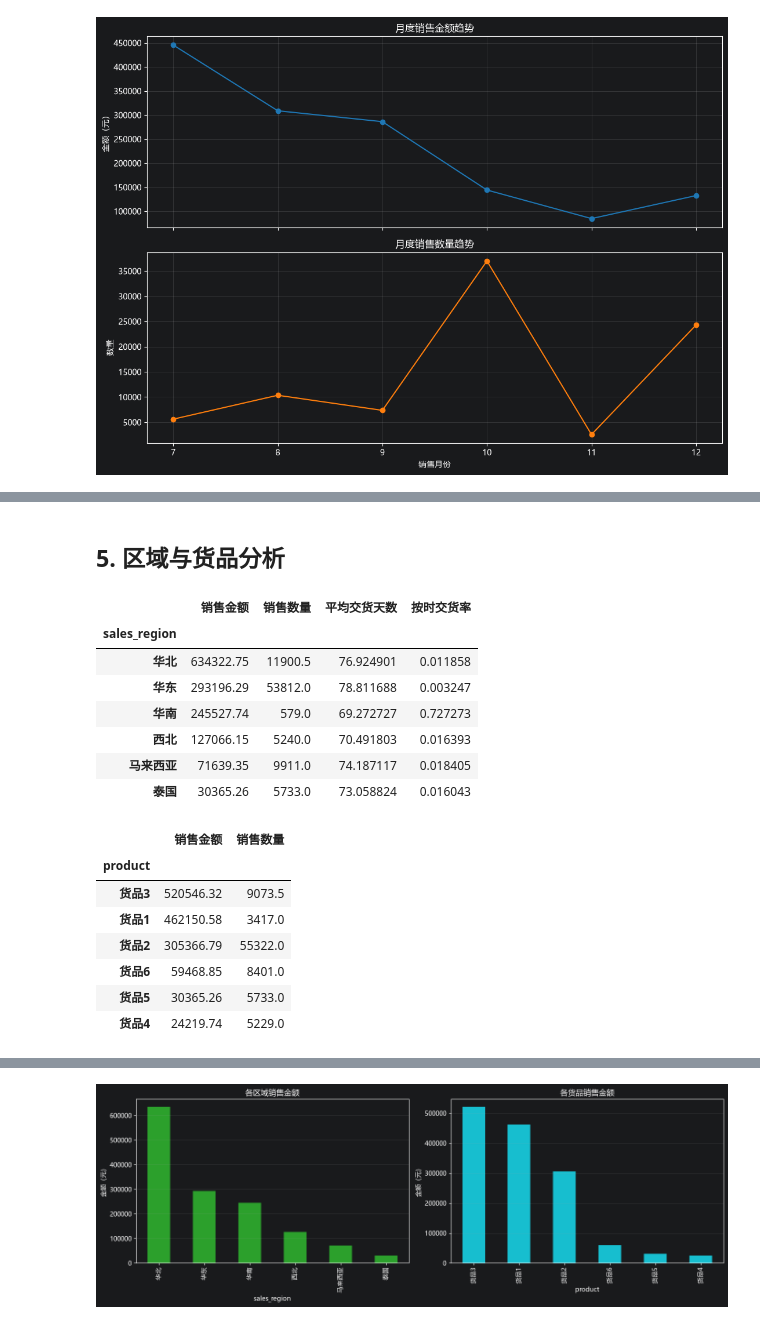
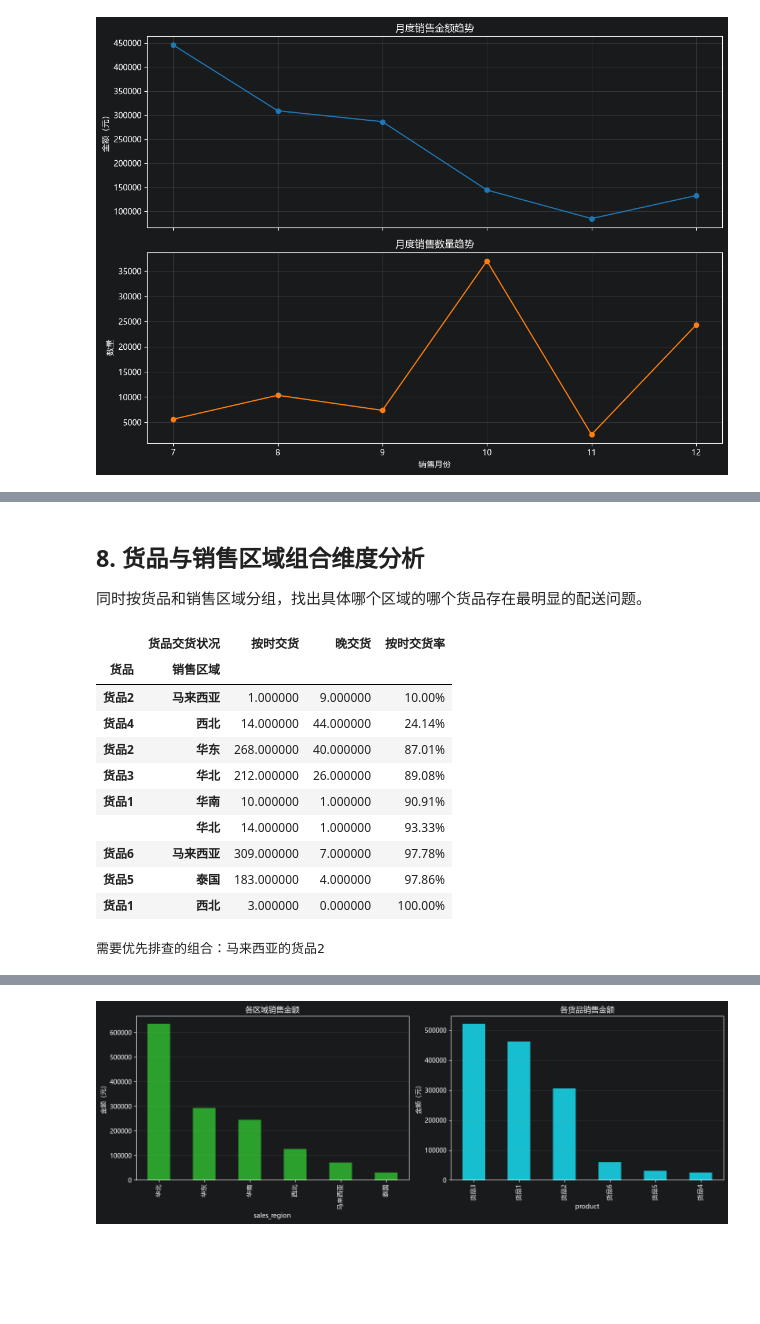
Before and after one commit to Jinjlejune/_-__, a Jupyter notebook: 物流销售数据分析.ipynb, the cells around one changed output, grey strips where cells are left out. Saved outputs shown, nothing was run; the diff lists cells and outputs as text; code cells hidden in the pictures; blank space fills up the shorter version.

```diff
--- a/物流销售数据分析.ipynb
+++ b/物流销售数据分析.ipynb
@@ -95,6 +102,16 @@ data['销售时间'] = pd.to_datetime(data['销售时间'])
 data['月份'] = data['销售时间'].apply(lambda x: x.month)
 # 将中文列名改成程序统一使用的英文列名，并保留新建的“月份”列。
 df = data.rename(columns={'订单号': 'order_id', '销售时间': 'sale_date', '交货时间': 'delivery_date', '货品交货状况': 'delivery_status', '货品': 'product', '货品用户反馈': 'customer_feedback', '销售区域': 'sales_region', '数量': 'quantity', '销售金额': 'sales_amount_cny'}).copy()
+# 将交货状态转换为字符串并去除首尾空格，避免同一状态被分成不同类别。
+df['delivery_status'] = df['delivery_status'].astype('string').str.strip()
+# 创建中文交货状态列，供四个维度分析统一使用。
+df['货品交货状况'] = df['delivery_status']
+# 创建中文销售区域列，供区域和组合维度分组使用。
+df['销售区域'] = df['sales_region']
+# 创建中文货品列，供货品和组合维度分组使用。
+df['货品'] = df['product']
+# 只保留按时交货和晚交货记录，作为四个维度分析的统一数据来源。
+delivery_df = df[df['货品交货状况'].isin(['按时交货', '晚交货'])].copy()
 # 将销售数量转换为数值类型；无法转换的内容会变成空值。
 df['quantity'] = pd.to_numeric(df['quantity'], errors='coerce')
 # 再次确保销售金额为数值类型，供均值、标准差等统计计算使用。
@@ -323,35 +367,36 @@ date1['按时交货率'] = date1['按时交货'] / (date1['按时交货'] + date
 # %% [markdown]
-## 5. 区域与货品分析
+## 8. 货品与销售区域组合维度分析
+
+同时按货品和销售区域分组，找出具体哪个区域的哪个货品存在最明显的配送问题。
 # %%
-# 分别按销售区域和货品汇总金额、数量及交付表现，并按金额降序排列。
-# 按销售区域汇总销售金额、数量和交付表现。
-region_summary = df.groupby('sales_region', dropna=False, observed=True).agg(
-    # 汇总区域销售金额和数量。
-    销售金额=('sales_amount_cny', 'sum'), 销售数量=('quantity', 'sum'),
-    # 计算区域平均交货天数和按时交货率。
-    平均交货天数=('delivery_days', 'mean'), 按时交货率=('is_on_time', 'mean')
-).sort_values('销售金额', ascending=False)
-# 按货品汇总销售金额和销售数量。
-product_summary = df.groupby('product', dropna=False, observed=True).agg(
-    # 汇总每种货品的销售金额和销售数量。
-    销售金额=('sales_amount_cny', 'sum'), 销售数量=('quantity', 'sum')
-).sort_values('销售金额', ascending=False)
-# 显示区域和货品汇总结果。
-display(region_summary); display(product_summary)
+# 按“货品”“销售区域”和“货品交货状况”三个维度分组，并统计每组记录数量。
+date4 = delivery_df.groupby(['货品', '销售区域', '货品交货状况']).size().unstack().fillna(0)
+# 若没有按时交货列，补 0，避免后续计算报错。
+if '按时交货' not in date4.columns:
+    date4['按时交货'] = 0
+# 若没有晚交货列，补 0，避免后续计算报错。
+if '晚交货' not in date4.columns:
+    date4['晚交货'] = 0
+# 计算每个“货品 + 销售区域”组合的按时交货率。
+date4['按时交货率'] = date4['按时交货'] / (date4['按时交货'] + date4['晚交货'])
+# 将组合结果按按时交货率从低到高排序，最需要关注的组合排在最上方。
+date4 = date4.sort_values('按时交货率', ascending=True)
+# 以百分比格式显示交叉维度的统计结果。
+display(date4.style.format({'按时交货率': '{:.2%}'}))
+# 输出按时交货率最低的货品和销售区域组合。
+worst_product, worst_region = date4['按时交货率'].idxmin()
+# 用中文提示最需要优先排查的具体问题点。
+print(f'需要优先排查的组合：{worst_region}的{worst_product}')
 # %% [output]
-|  | 销售金额 | 销售数量 | 平均交货天数 | 按时交货率 |
-| sales_region |  |  |  |  |
-| 华北 | 634322.75 | 11900.5 | 76.924901 | 0.011858 |
-| 华东 | 293196.29 | 53812.0 | 78.811688 | 0.003247 |
-| 华南 | 245527.74 | 579.0 | 69.272727 | 0.727273 |
-| 西北 | 127066.15 | 5240.0 | 70.491803 | 0.016393 |
-| 马来西亚 | 71639.35 | 9911.0 | 74.187117 | 0.018405 |
-| 泰国 | 30365.26 | 5733.0 | 73.058824 | 0.016043 |
+|  | 货品交货状况 | 按时交货 | 晚交货 | 按时交货率 |
+| 货品 | 销售区域 |  |  |  |
+| 货品2 | 马来西亚 | 1.000000 | 9.000000 | 10.00% |
+| 货品4 | 西北 | 14.000000 | 44.000000 | 24.14% |
+| 货品2 | 华东 | 268.000000 | 40.000000 | 87.01% |
+| 货品3 | 华北 | 212.000000 | 26.000000 | 89.08% |
+| 货品1 | 华南 | 10.000000 | 1.000000 | 90.91% |
+|  | 华北 | 14.000000 | 1.000000 | 93.33% |
+| 货品6 | 马来西亚 | 309.000000 | 7.000000 | 97.78% |
+| 货品5 | 泰国 | 183.000000 | 4.000000 | 97.86% |
+| 货品1 | 西北 | 3.000000 | 0.000000 | 100.00% |
-|  | 销售金额 | 销售数量 |
-| product |  |  |
-| 货品3 | 520546.32 | 9073.5 |
-| 货品1 | 462150.58 | 3417.0 |
-| 货品2 | 305366.79 | 55322.0 |
-| 货品6 | 59468.85 | 8401.0 |
-| 货品5 | 30365.26 | 5733.0 |
-| 货品4 | 24219.74 | 5229.0 |
+需要优先排查的组合：马来西亚的货品2
```
Also changed, not shown: parts of 12 cells of this notebook, 15 other files.
